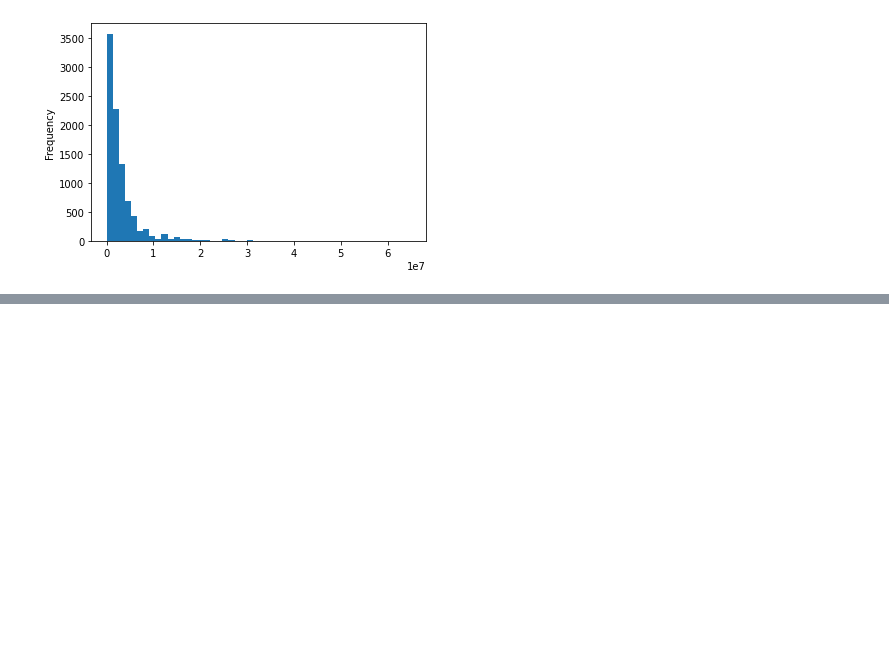
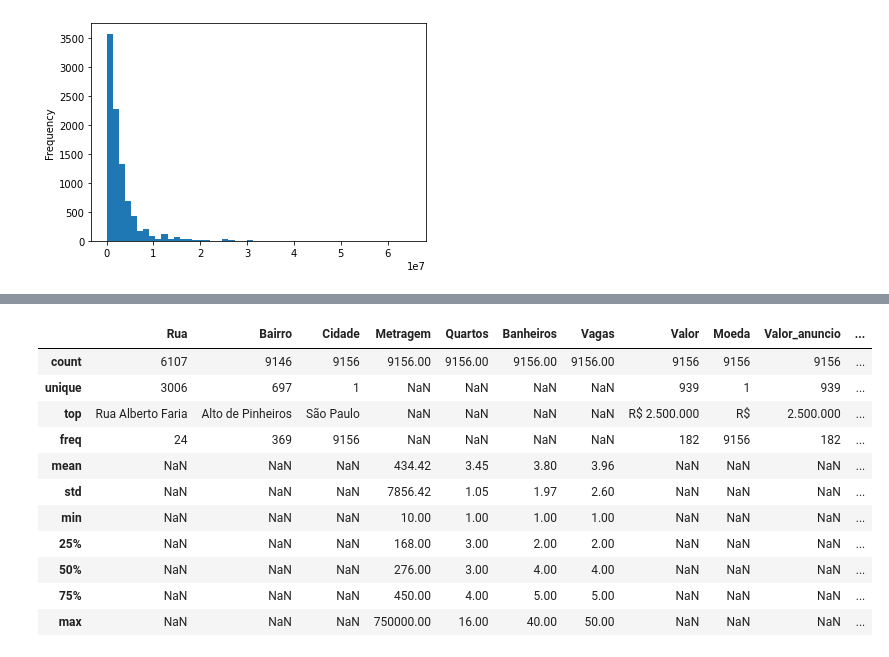
Before and after one commit to rodrigoyujisato/alura-data-science-maio-2022, a Jupyter notebook: alura_data_science_maio_2022.ipynb, the cells around one changed output, grey strips where cells are left out. Drawn from its saved outputs; the diff is of its cells as text; code cells hidden in the pictures; blank space fills up the shorter version.

```diff
--- a/alura_data_science_maio_2022.ipynb
+++ b/alura_data_science_maio_2022.ipynb
@@ -329,0 +330,16 @@ data_filtrado.describe() # descriptive statistics for df
+# %%
+pd.set_option('display.float_format', lambda x: '%.2f' % x) # change display format for float variable
+data_filtrado.describe(include = "all") # include all variables
+# %% [output]
+|  | Rua | Bairro | Cidade | Metragem | Quartos | Banheiros | Vagas | Valor | Moeda | Valor_anuncio | ... |
+| count | 6107 | 9146 | 9156 | 9156.00 | 9156.00 | 9156.00 | 9156.00 | 9156 | 9156 | 9156 | ... |
+| unique | 3006 | 697 | 1 | NaN | NaN | NaN | NaN | 939 | 1 | 939 | ... |
+| top | Rua Alberto Faria | Alto de Pinheiros | São Paulo | NaN | NaN | NaN | NaN | R$ 2.500.000 | R$ | 2.500.000 | ... |
+| freq | 24 | 369 | 9156 | NaN | NaN | NaN | NaN | 182 | 9156 | 182 | ... |
+| mean | NaN | NaN | NaN | 434.42 | 3.45 | 3.80 | 3.96 | NaN | NaN | NaN | ... |
+| std | NaN | NaN | NaN | 7856.42 | 1.05 | 1.97 | 2.60 | NaN | NaN | NaN | ... |
+| min | NaN | NaN | NaN | 10.00 | 1.00 | 1.00 | 1.00 | NaN | NaN | NaN | ... |
+| 25% | NaN | NaN | NaN | 168.00 | 3.00 | 2.00 | 2.00 | NaN | NaN | NaN | ... |
+| 50% | NaN | NaN | NaN | 276.00 | 3.00 | 4.00 | 4.00 | NaN | NaN | NaN | ... |
+| 75% | NaN | NaN | NaN | 450.00 | 4.00 | 5.00 | 5.00 | NaN | NaN | NaN | ... |
+| max | NaN | NaN | NaN | 750000.00 | 16.00 | 40.00 | 50.00 | NaN | NaN | NaN | ... |
```
Also changed, not shown: parts of 7 cells of this notebook.
